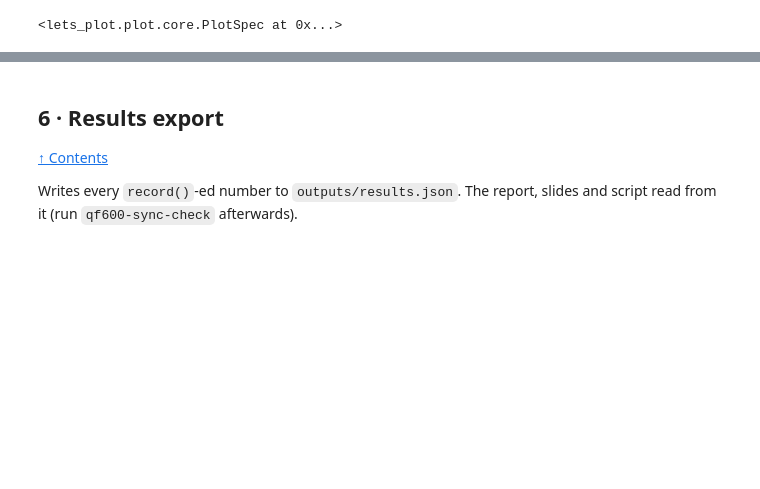
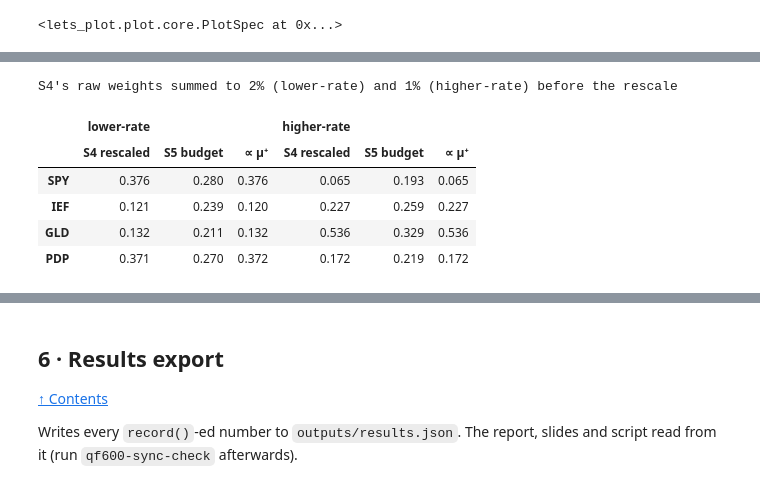
Before and after one commit to cyee02/MQF, a Jupyter notebook: QF600/Final Assignment/03 - execution_script_group_6.ipynb, the cells around one changed output, grey strips where cells are left out. Drawn from its saved outputs; the diff is of its cells as text; code cells hidden in the pictures; blank space fills up the shorter version.

```diff
--- a/QF600/Final Assignment/03 - execution_script_group_6.ipynb
+++ b/QF600/Final Assignment/03 - execution_script_group_6.ipynb
@@ -1873,0 +1933,27 @@ fig07
+# %%
+def raw_sum(months, eta, lam = A_RISK):
+    # S4's unconstrained ridge weights (negatives dropped) before the rescale
+    mu, S = xs.loc[months].mean() * 12, xs.loc[months].cov() * 12
+    return np.clip(np.linalg.solve(lam * S.values + eta * np.eye(len(mu)), mu.values), 0, None).sum()
+
+lo_is, hi_is = IS[sig[IS] == 0], IS[sig[IS] == 1]
+mu_pos = lambda m: xs.loc[m].mean().clip(lower = 0) / xs.loc[m].mean().clip(lower = 0).sum()
+record("s4_raw_sum_lo", raw_sum(lo_is, best_eta), "{:.0%}", "S4 raw weights' sum before rescaling, lower-rate regime")
+record("s4_raw_sum_hi", raw_sum(hi_is, best_eta), "{:.0%}", "S4 raw weights' sum before rescaling, higher-rate regime")
+print(f"S4's raw weights summed to {raw_sum(lo_is, best_eta):.0%} (lower-rate) and {raw_sum(hi_is, best_eta):.0%} (higher-rate) before the rescale")
+
+(
+    pd
+    .DataFrame({("lower-rate", "S4 rescaled"): s4_lo, ("lower-rate", "S5 budget"): s5_lo, ("lower-rate", "∝ μ⁺"): mu_pos(lo_is),
+                ("higher-rate", "S4 rescaled"): s4_hi, ("higher-rate", "S5 budget"): s5_hi, ("higher-rate", "∝ μ⁺"): mu_pos(hi_is)})
+    .loc[S4_ASSETS]
+    .round(3)
+)
+# %% [output]
+S4's raw weights summed to 2% (lower-rate) and 1% (higher-rate) before the rescale
+|  | lower-rate |  |  | higher-rate |  |  |
+|  | S4 rescaled | S5 budget | ∝ μ⁺ | S4 rescaled | S5 budget | ∝ μ⁺ |
+| SPY | 0.376 | 0.280 | 0.376 | 0.065 | 0.193 | 0.065 |
+| IEF | 0.121 | 0.239 | 0.120 | 0.227 | 0.259 | 0.227 |
+| GLD | 0.132 | 0.211 | 0.132 | 0.536 | 0.329 | 0.536 |
+| PDP | 0.371 | 0.270 | 0.372 | 0.172 | 0.219 | 0.172 |
```
Also changed, not shown: parts of 10 cells of this notebook, 10 other files.
